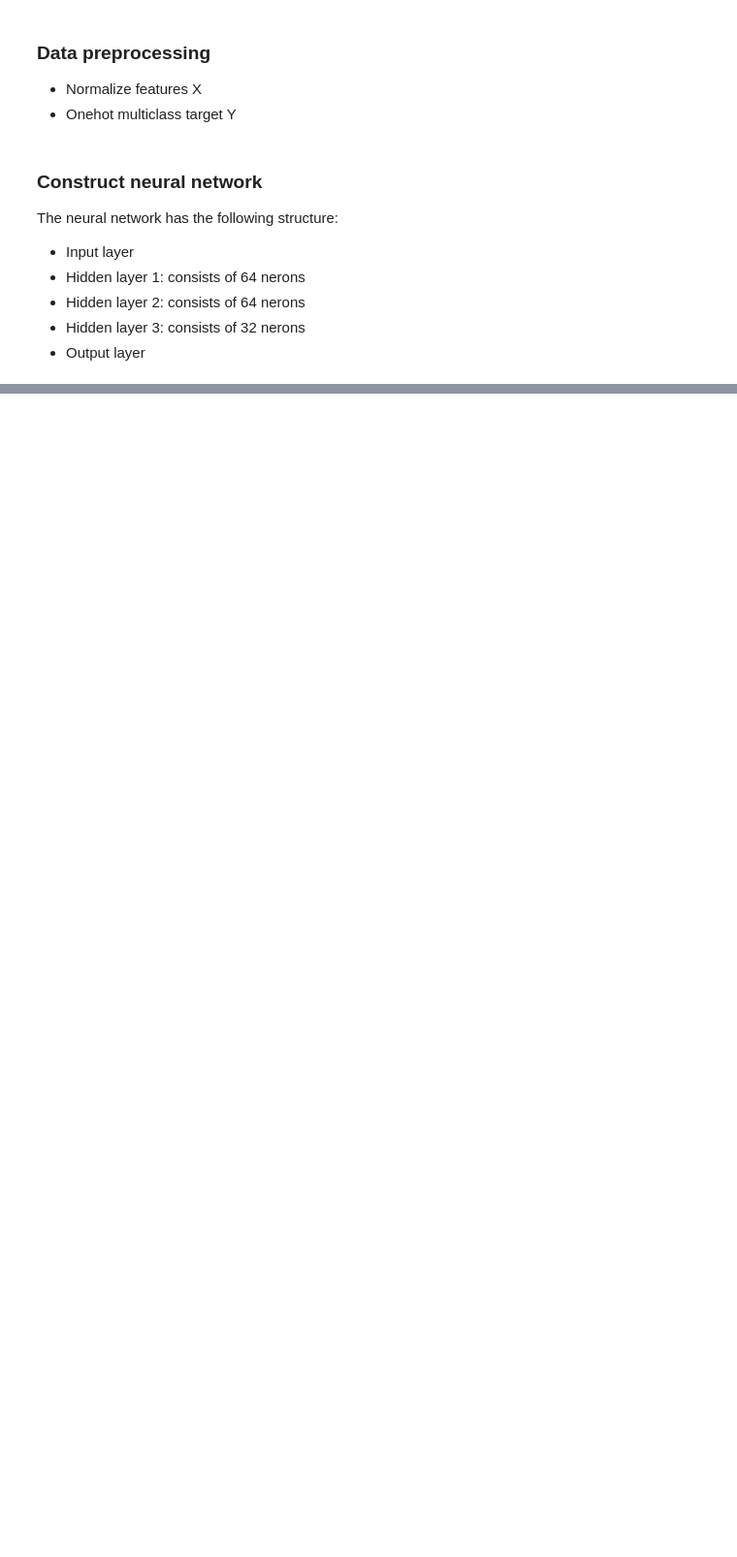
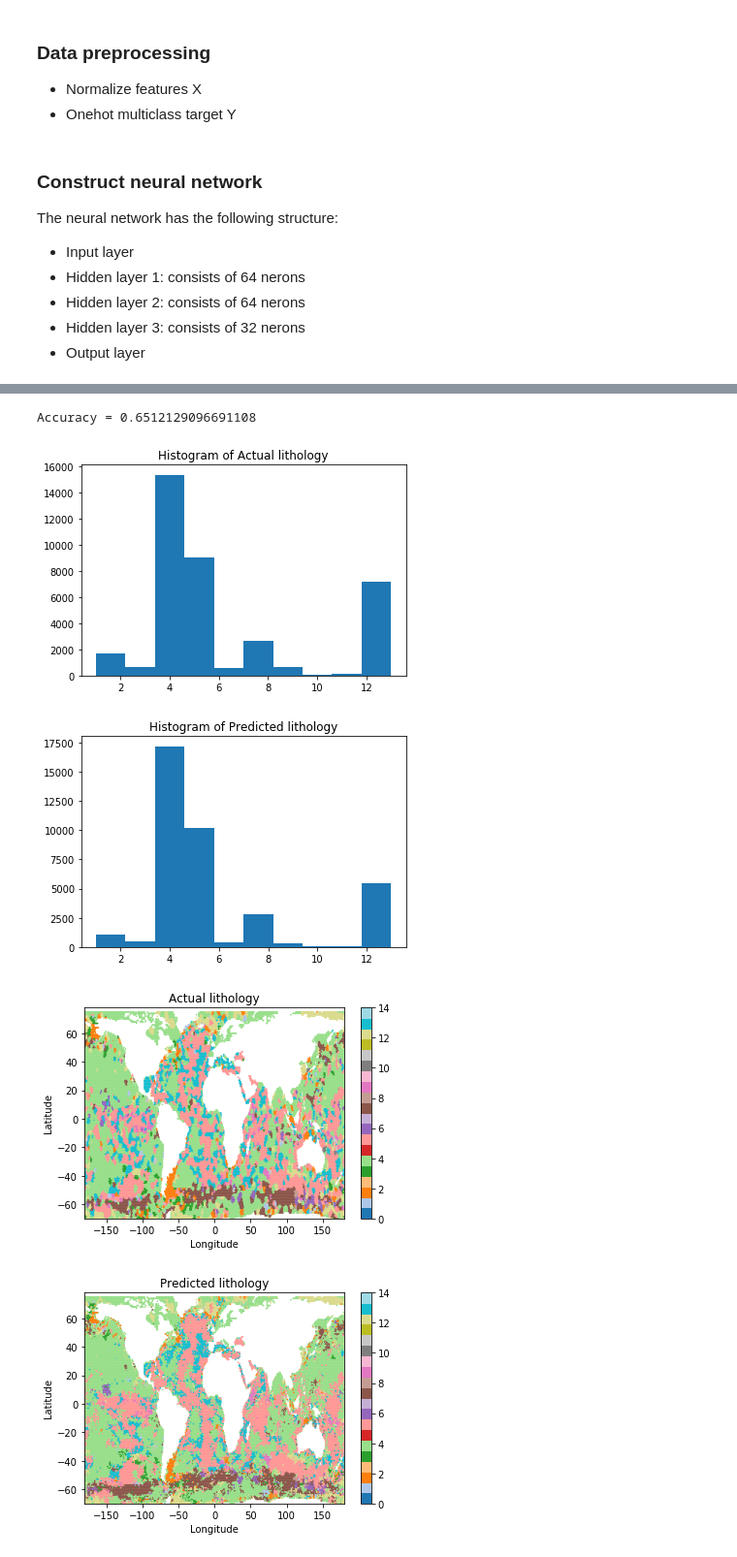
Before and after one commit to joyceyuu/sea, a Jupyter notebook: Keras Lithology 2.ipynb, the cells around one changed output, grey strips where cells are left out. Shown at 97% size. Saved outputs shown, nothing was run; the diff lists cells and outputs as text; code cells hidden in the pictures; blank space fills up the shorter version.

Commit message:
Prediction uncertain

```diff
--- a/Keras Lithology 2.ipynb
+++ b/Keras Lithology 2.ipynb
@@ -166,0 +162,22 @@ results = cross_val_predict(estimator, X, dummy_Y, cv=kfold)
+# %%
+# shuffle samples
+rnd = np.random.RandomState(seed)
+shuffle_index = np.arange(N)
+rnd.shuffle(shuffle_index)
+X = X[shuffle_index]
+Y = Y[shuffle_index]
+dummy_Y = dummy_Y[shuffle_index]
+# %%
+# parameters for training
+epochs = 200
+batch_size = 5
+verbose = True
+
+# training - 3 fold cross validation
+prediction = np.zeros((N, numclass))
+kfold = KFold(n_splits=3, random_state=seed)
+for train_ind, test_ind in kfold.split(X):
+    train_X, train_Y = X[train_ind], dummy_Y[train_ind]
+    model.fit(train_X, train_Y, epochs=epochs, batch_size=batch_size, verbose=verbose, class_weight=weight)
+    mu = model.predict(X[test_ind])
+    prediction[test_ind, :] = mu
@@ -167,6 +204,16 @@ results = cross_val_predict(estimator, X, dummy_Y, cv=kfold)
 # %%
-print("Accuracy = {}".format(accuracy_score(Y, results)))
+lon = dfdata["longitude"].values[shuffle_index]
+lat = dfdata["latitude"].values[shuffle_index]
+
+mean = np.argmax(prediction, axis=1)
+print("Accuracy = {}".format(accuracy_score(Y, mean)))
 draw_hist(Y + 1, "Histogram of Actual lithology")
-draw_hist(results + 1, "Histogram of Predicted lithology")
-draw_global(lon, lat, y, "Actual lithology")
-draw_global(lon, lat, results + 1, "Predicted lithology")
+draw_hist(mean + 1, "Histogram of Predicted lithology")
+draw_global(lon, lat, Y + 1, "Actual lithology")
+draw_global(lon, lat, mean + 1, "Predicted lithology")
+# %% [output]
+Accuracy = 0.6512129096691108
+[figure, added]
+[figure, added]
+[figure, added]
+[figure, added]
```
Also changed, not shown: parts of 7 cells of this notebook.
